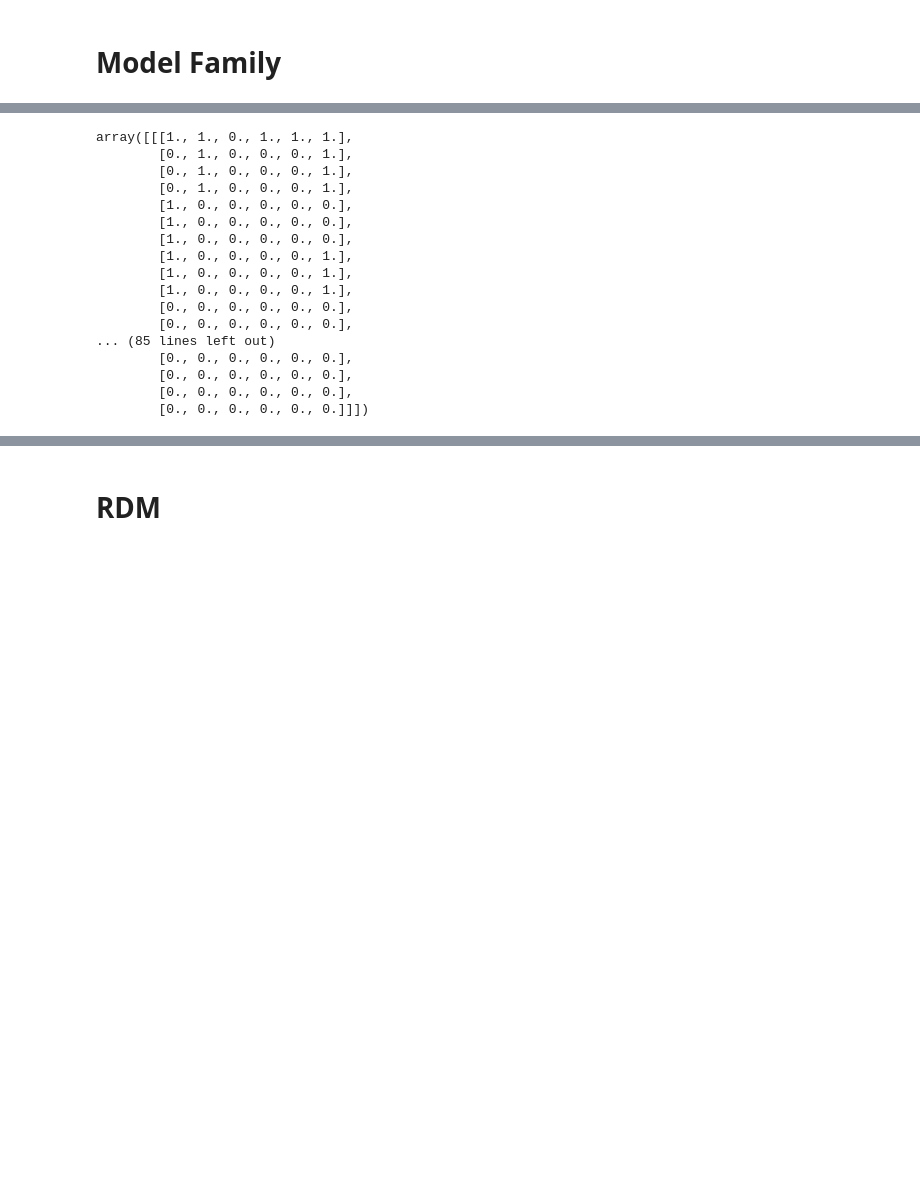
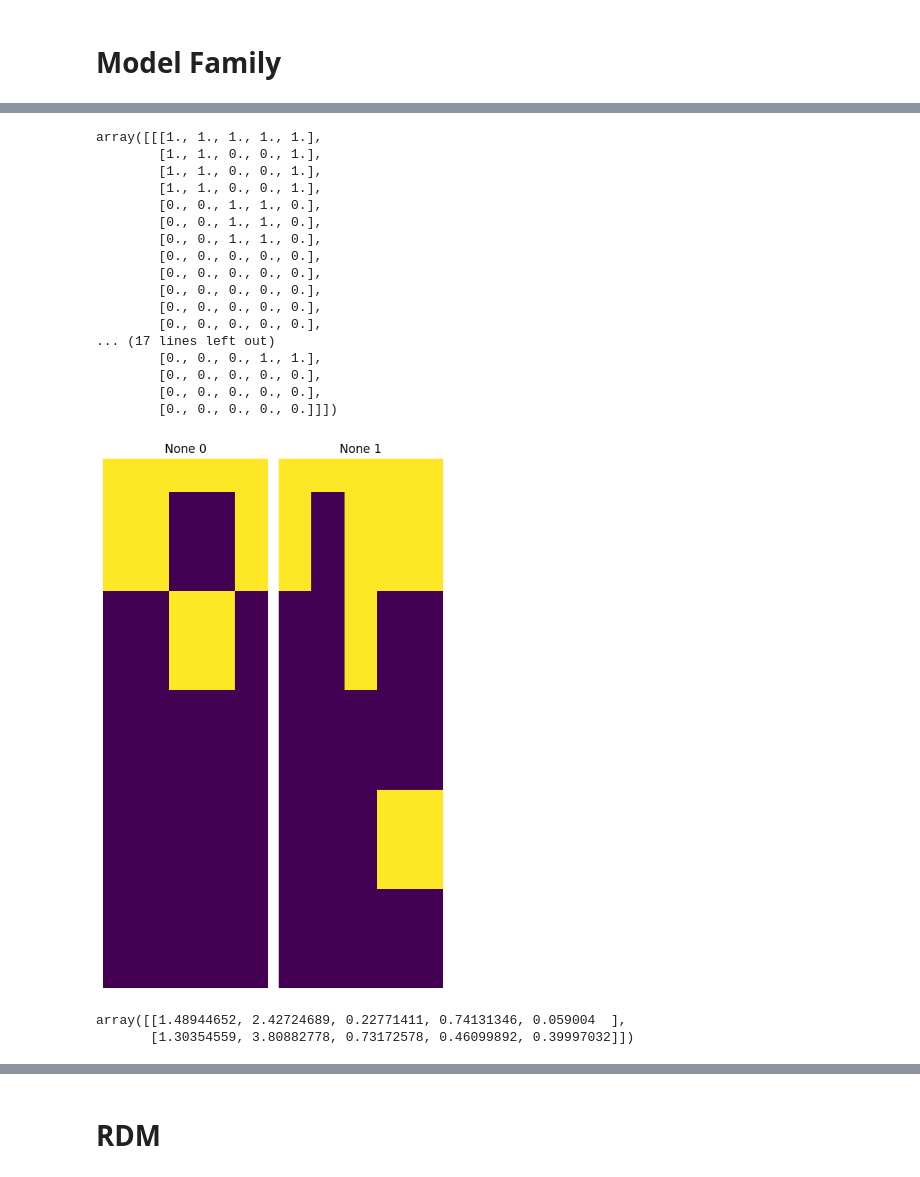
Before and after one commit to bayesflow-org/CogFormer, a Jupyter notebook: playgrounds/model_family_demo.ipynb, the cells around one changed output, grey strips where cells are left out. Cells and saved outputs as stored; diff of their text form; code cells hidden in the pictures; blank space fills up the shorter version.

```diff
--- a/playgrounds/model_family_demo.ipynb
+++ b/playgrounds/model_family_demo.ipynb
@@ -23,8 +26,6 @@ ddm_priors = {
               "slope":     lambda: 0.0},
     "s_tau": {"intercept": lambda: np.random.uniform(0.0, 0.4),
               "slope":     lambda: 0.0},
-    "decay": {"intercept": lambda: np.random.gamma(1.0, 0.4),
-              "slope":     lambda: 0.0},
 }
 # %% [markdown]
 # Model Family
@@ -37,14 +38,11 @@ model_family.intrinsic_params
 # %%
 samples = model_family.batch_sample(
-    batch_size=6,
+    batch_size=2,
     mask_randomizer_kwargs=dict(
-        free_intrinsics={"v", "a", "decay"},
-        fixed_intrinsics={"tau", "s_v", "s_tau"}
+        free_intrinsics={"v", "a", "tau", "s_v", "s_tau"},
+        fixed_intrinsics={}
     ),
-    min_num_obs=20,
-    max_num_obs=500,
+    num_obs=500,
     flatten_param_outputs=False,
-    visualize=False,
-    keep_intercept=True
 )
 # %%
@@ -66,20 +69,29 @@ array([[0.42166616, 0.        , 0.        , ..., 0.        , 0.        ,
 # %%
 samples["param_masks"]
 # %% [output]
-array([[[1., 1., 0., 1., 1., 1.],
-        [0., 1., 0., 0., 0., 1.],
-        [0., 1., 0., 0., 0., 1.],
-        [0., 1., 0., 0., 0., 1.],
-        [1., 0., 0., 0., 0., 0.],
-        [1., 0., 0., 0., 0., 0.],
-        [1., 0., 0., 0., 0., 0.],
-        [1., 0., 0., 0., 0., 1.],
-        [1., 0., 0., 0., 0., 1.],
-        [1., 0., 0., 0., 0., 1.],
-        [0., 0., 0., 0., 0., 0.],
-        [0., 0., 0., 0., 0., 0.],
-... (85 lines left out)
-        [0., 0., 0., 0., 0., 0.],
-        [0., 0., 0., 0., 0., 0.],
-        [0., 0., 0., 0., 0., 0.],
-        [0., 0., 0., 0., 0., 0.]]])
+array([[[1., 1., 1., 1., 1.],
+        [1., 1., 0., 0., 1.],
+        [1., 1., 0., 0., 1.],
+        [1., 1., 0., 0., 1.],
+        [0., 0., 1., 1., 0.],
+        [0., 0., 1., 1., 0.],
+        [0., 0., 1., 1., 0.],
+        [0., 0., 0., 0., 0.],
+        [0., 0., 0., 0., 0.],
+        [0., 0., 0., 0., 0.],
+        [0., 0., 0., 0., 0.],
+        [0., 0., 0., 0., 0.],
+... (17 lines left out)
+        [0., 0., 0., 1., 1.],
+        [0., 0., 0., 0., 0.],
+        [0., 0., 0., 0., 0.],
+        [0., 0., 0., 0., 0.]]])
+# %%
+f = visualize_matrices(samples["param_masks"])
+# %% [output]
+[figure, added]
+# %%
+samples["param_matrices"][:,0,:]
+# %% [output]
+array([[1.48944652, 2.42724689, 0.22771411, 0.74131346, 0.059004  ],
+       [1.30354559, 3.80882778, 0.73172578, 0.46099892, 0.39997032]])
```
Also changed, not shown: parts of 11 cells of this notebook, 1 other file.
